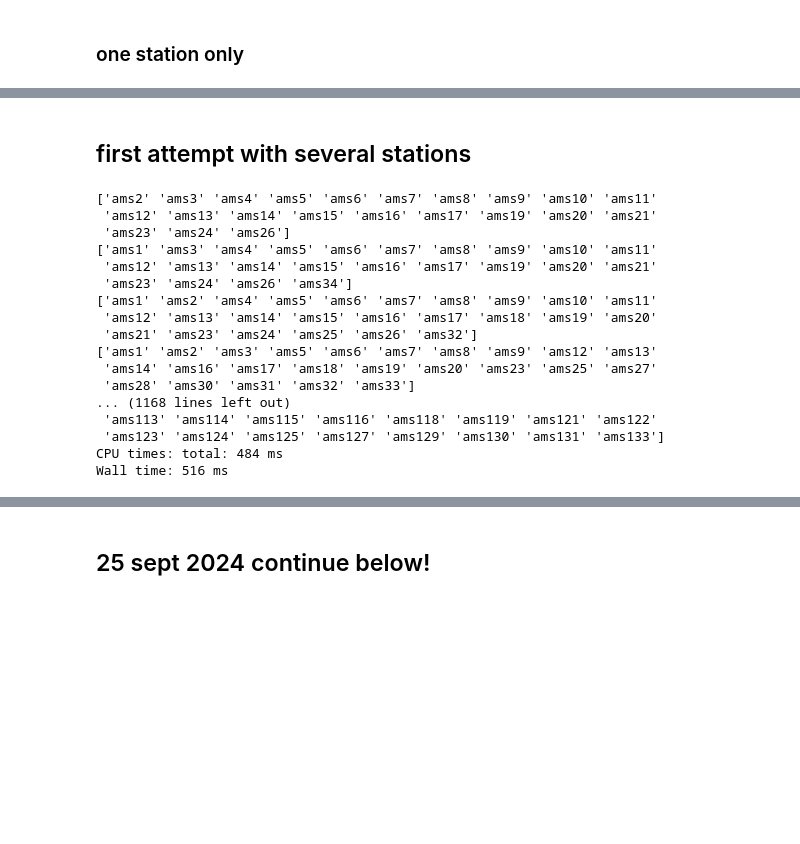
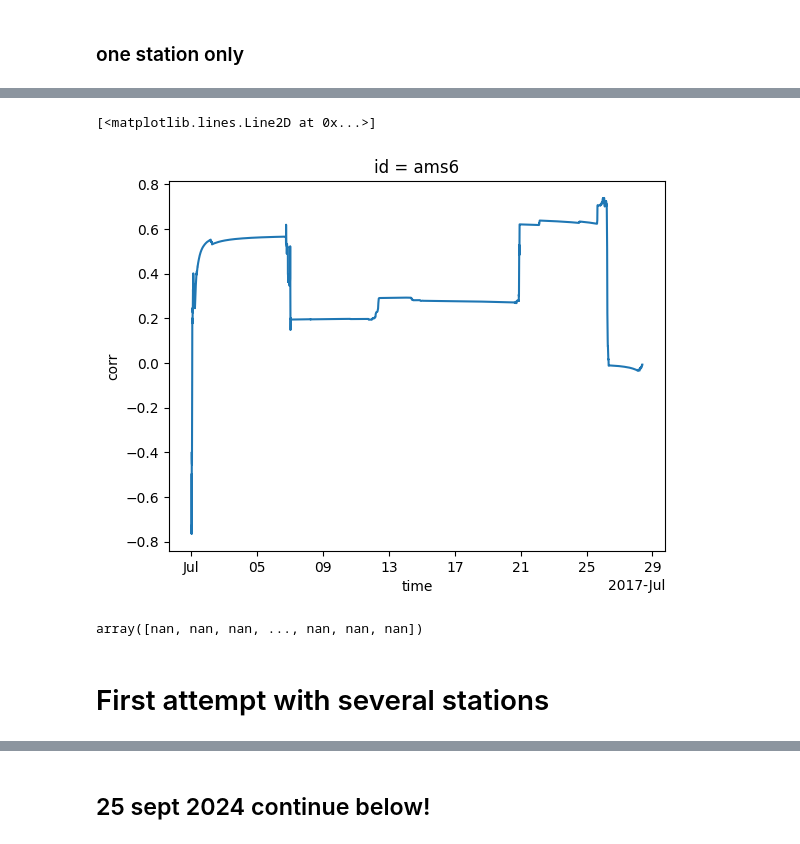
Before and after one commit to lepetersson/pypwsqc, a Jupyter notebook: docs/notebooks/station_outlier_filter.ipynb, the cells around one changed output, grey strips where cells are left out. Drawn from its saved outputs; the diff is of its cells as text; code cells hidden in the pictures; blank space fills up the shorter version.

```diff
--- a/docs/notebooks/station_outlier_filter.ipynb
+++ b/docs/notebooks/station_outlier_filter.ipynb
@@ -50,3 +52,16 @@ max_distance = 10e3 # Boolean 2D data array, defining neihbours within max_dista
+# %%
+def flag_station_outlier_for_one_station(da_station, da_neighbors, window_length):
+    s_station = da_station.to_series()
+    s_neighbors = da_neighbors.to_series()
+
+    corr = s_station.rolling(window_length, min_periods=1).corr(s_neighbors)
+    n_rainy_timesteps = (s_neighbors > 0).rolling(window_length, min_periods=1).sum()
+    #return corr
+
+    ds = xr.Dataset.from_dataframe(pd.DataFrame({'corr': corr}))
+    ds['n_rainy_timesteps'] = xr.DataArray.from_series(n_rainy_timesteps)
+    #ds['id'] = ds.id_neighbor.astype(str)
+    return ds
 # %%
 #so_flag = pypwsqc.flagging.so_filter(
 #    ds_pws.rainfall,
@@ -126,5 +130,14 @@ array([[nan, nan, nan, ..., nan, nan, nan],
+# %%
+corr.corr[0].plot()
+# %% [output]
+[<matplotlib.lines.Line2D at 0x...>]
+[figure, added]
+# %%
+corr.sel(id = 'ams36').corr.data
+# %% [output]
+array([nan, nan, nan, ..., nan, nan, nan])
 # %%
 # loop through the stations (not time). For each station, slice first the whole data set to you period of interest,
 # then slice that data set to only the current station of interest.
 # %% [markdown]
-## first attempt with several stations
+# First attempt with several stations
@@ -135,42 +143,0 @@ array([[nan, nan, nan, ..., nan, nan, nan],
-# %%
-%%time
-
-max_distance = 10e3
-
-corr_list = []
-n_rainy_list = []
-
-for i in range(len(ds_pws.id)):
-
-    # create data set for station i
-    ds_station = ds_pws.isel(id=i)
-    pws_id = ds_station.id.values
-
-    # one bias correction factor per station, iteratively updated per time step ??
-    BCF_prev = dbc
-
-    # picking stations within range, excluding itself
-
-    neighbor_ids = distance_matrix.id.data[(distance_matrix.sel(id=pws_id) < max_distance) & (distance_matrix.sel(id=pws_id) > 0)]
-
-    #ds_foo = flag_station_outlier_for_one_station(ds_station.rainfall, ds_neighbors.rainfall, window_length=1000)
-
-    #corr_list.append(ds_foo.corr.median(dim='id_neighbor'))
-# %% [output]
-['ams2' 'ams3' 'ams4' 'ams5' 'ams6' 'ams7' 'ams8' 'ams9' 'ams10' 'ams11'
- 'ams12' 'ams13' 'ams14' 'ams15' 'ams16' 'ams17' 'ams19' 'ams20' 'ams21'
- 'ams23' 'ams24' 'ams26']
-['ams1' 'ams3' 'ams4' 'ams5' 'ams6' 'ams7' 'ams8' 'ams9' 'ams10' 'ams11'
- 'ams12' 'ams13' 'ams14' 'ams15' 'ams16' 'ams17' 'ams19' 'ams20' 'ams21'
- 'ams23' 'ams24' 'ams26' 'ams34']
-['ams1' 'ams2' 'ams4' 'ams5' 'ams6' 'ams7' 'ams8' 'ams9' 'ams10' 'ams11'
- 'ams12' 'ams13' 'ams14' 'ams15' 'ams16' 'ams17' 'ams18' 'ams19' 'ams20'
- 'ams21' 'ams23' 'ams24' 'ams25' 'ams26' 'ams32']
-['ams1' 'ams2' 'ams3' 'ams5' 'ams6' 'ams7' 'ams8' 'ams9' 'ams12' 'ams13'
- 'ams14' 'ams16' 'ams17' 'ams18' 'ams19' 'ams20' 'ams23' 'ams25' 'ams27'
- 'ams28' 'ams30' 'ams31' 'ams32' 'ams33']
-... (1168 lines left out)
- 'ams113' 'ams114' 'ams115' 'ams116' 'ams118' 'ams119' 'ams121' 'ams122'
- 'ams123' 'ams124' 'ams125' 'ams127' 'ams129' 'ams130' 'ams131' 'ams133']
-CPU times: total: 484 ms
-Wall time: 516 ms
```
Also changed, not shown: parts of 19 cells of this notebook.
